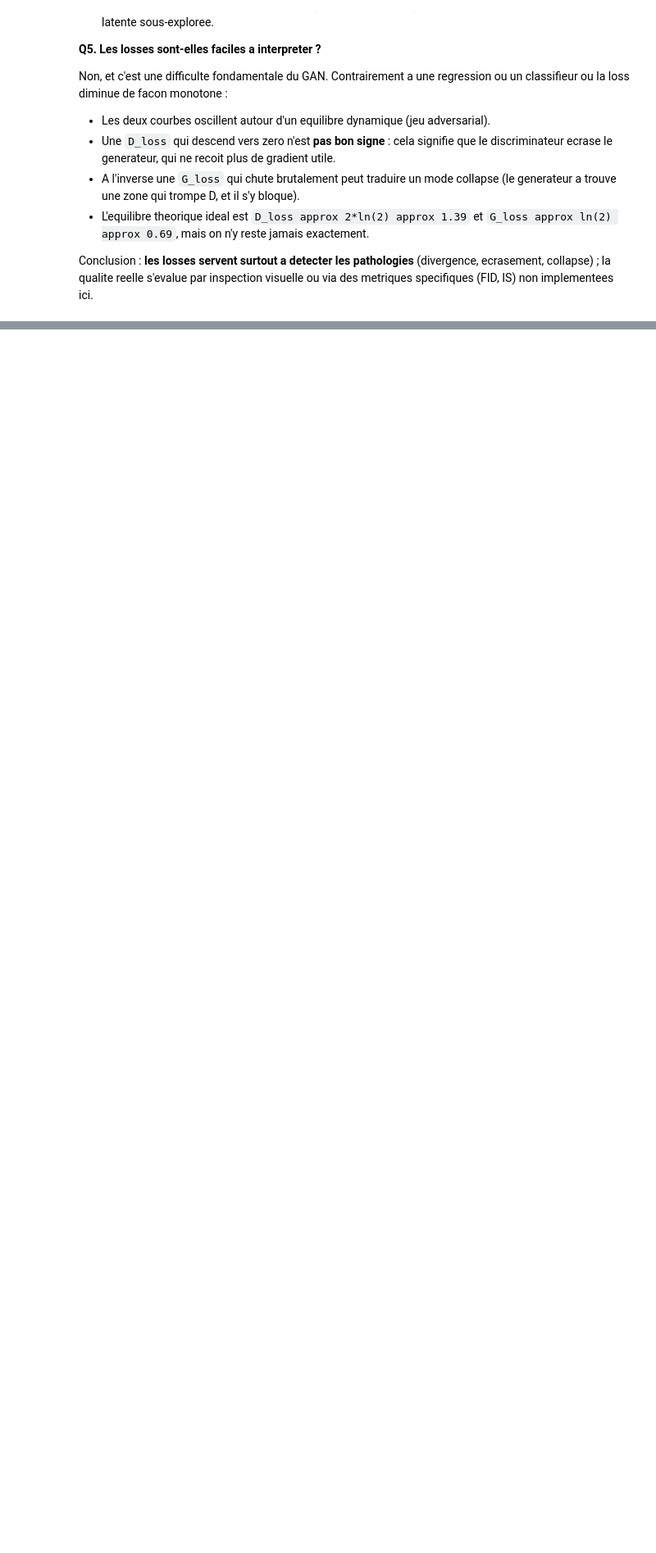
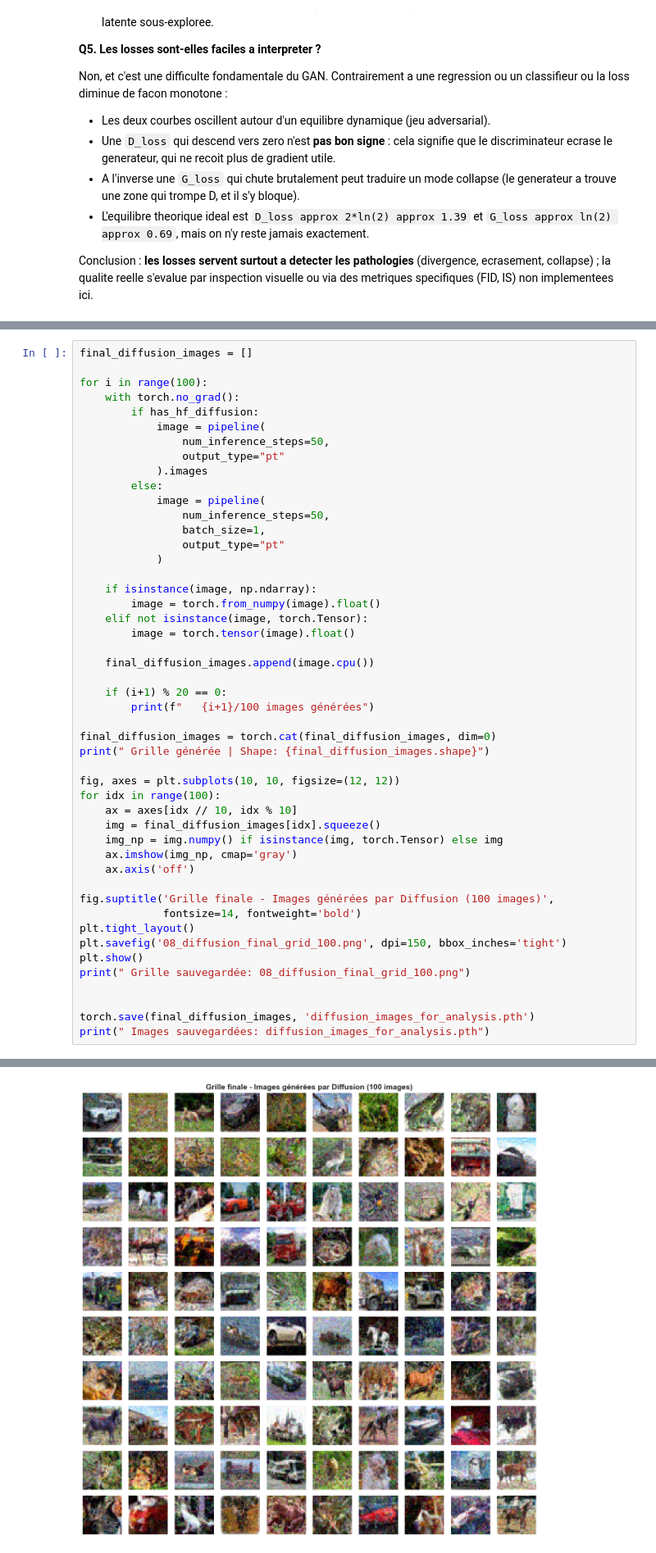
Before and after one commit to PeltierDylan/mini_projet, a Jupyter notebook: Mini_Projet_GANs_Diffusion_Complet.ipynb, the cells around one changed output, grey strips where cells are left out. Shown at 82% size. Cells and saved outputs as stored; diff of their text form; blank space fills up the shorter version.

```diff
--- a/Mini_Projet_GANs_Diffusion_Complet.ipynb
+++ b/Mini_Projet_GANs_Diffusion_Complet.ipynb
@@ -568,0 +867,49 @@ Conclusion : **les losses servent surtout a detecter les pathologies** (divergen
+# %%
+final_diffusion_images = []
+
+for i in range(100):
+    with torch.no_grad():
+        if has_hf_diffusion:
+            image = pipeline(
+                num_inference_steps=50,
+                output_type="pt"
+            ).images
+        else:
+            image = pipeline(
+                num_inference_steps=50,
+                batch_size=1,
+                output_type="pt"
+            )
+
+    if isinstance(image, np.ndarray):
+        image = torch.from_numpy(image).float()
+    elif not isinstance(image, torch.Tensor):
+        image = torch.tensor(image).float()
+
+    final_diffusion_images.append(image.cpu())
+
+    if (i+1) % 20 == 0:
+        print(f"   {i+1}/100 images générées")
+
+final_diffusion_images = torch.cat(final_diffusion_images, dim=0)
+print(" Grille générée | Shape: {final_diffusion_images.shape}")
+
+fig, axes = plt.subplots(10, 10, figsize=(12, 12))
+for idx in range(100):
+    ax = axes[idx // 10, idx % 10]
+    img = final_diffusion_images[idx].squeeze()
+    img_np = img.numpy() if isinstance(img, torch.Tensor) else img
+    ax.imshow(img_np, cmap='gray')
+    ax.axis('off')
+
+fig.suptitle('Grille finale - Images générées par Diffusion (100 images)',
+             fontsize=14, fontweight='bold')
+plt.tight_layout()
+plt.savefig('08_diffusion_final_grid_100.png', dpi=150, bbox_inches='tight')
+plt.show()
+print(" Grille sauvegardée: 08_diffusion_final_grid_100.png")
+
+
+torch.save(final_diffusion_images, 'diffusion_images_for_analysis.pth')
+print(" Images sauvegardées: diffusion_images_for_analysis.pth")
+# %% [output]
@@ -568,0 +922 @@ Conclusion : **les losses servent surtout a detecter les pathologies** (divergen
+[figure, added]
```
Also changed, not shown: parts of 37 cells of this notebook.
